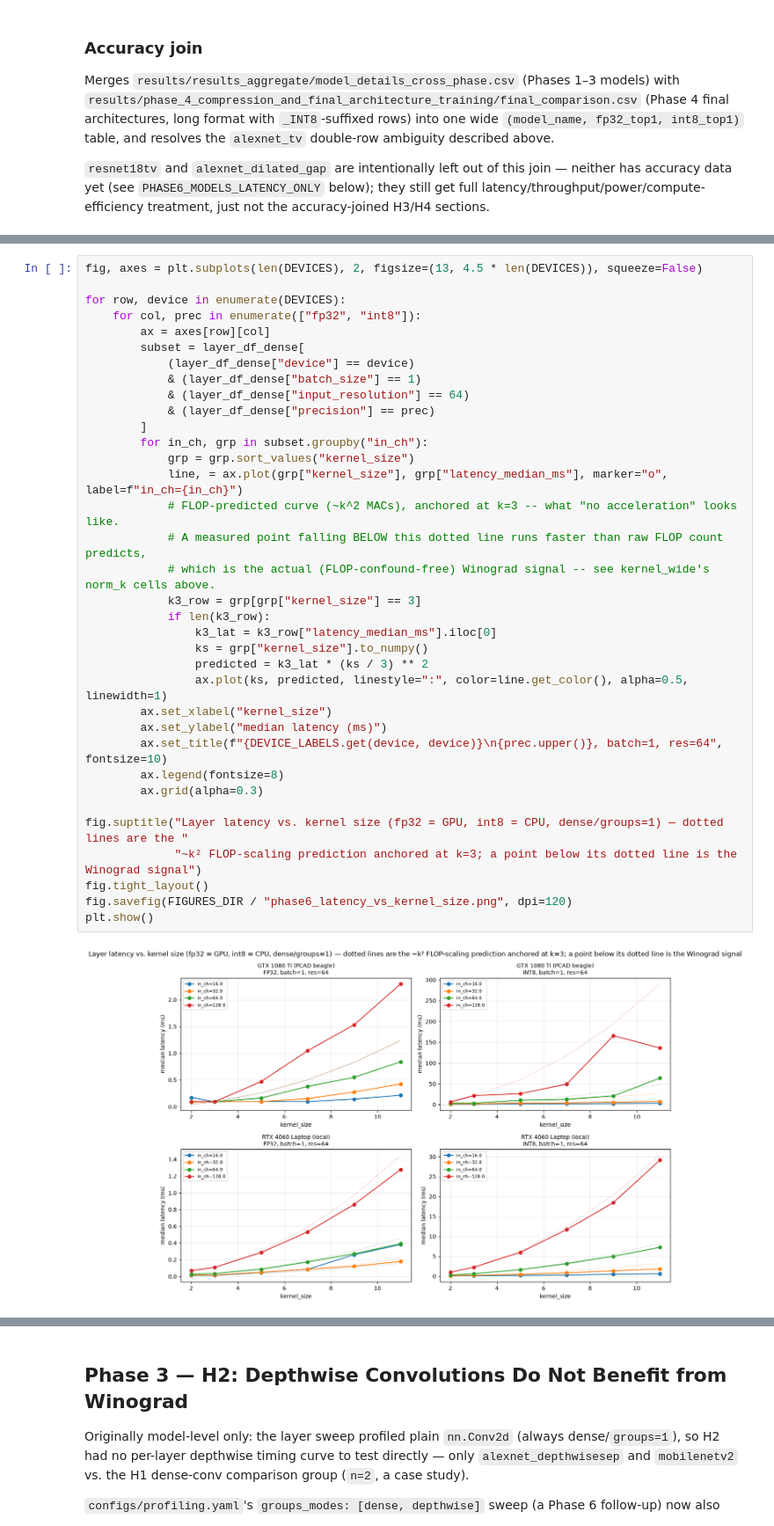
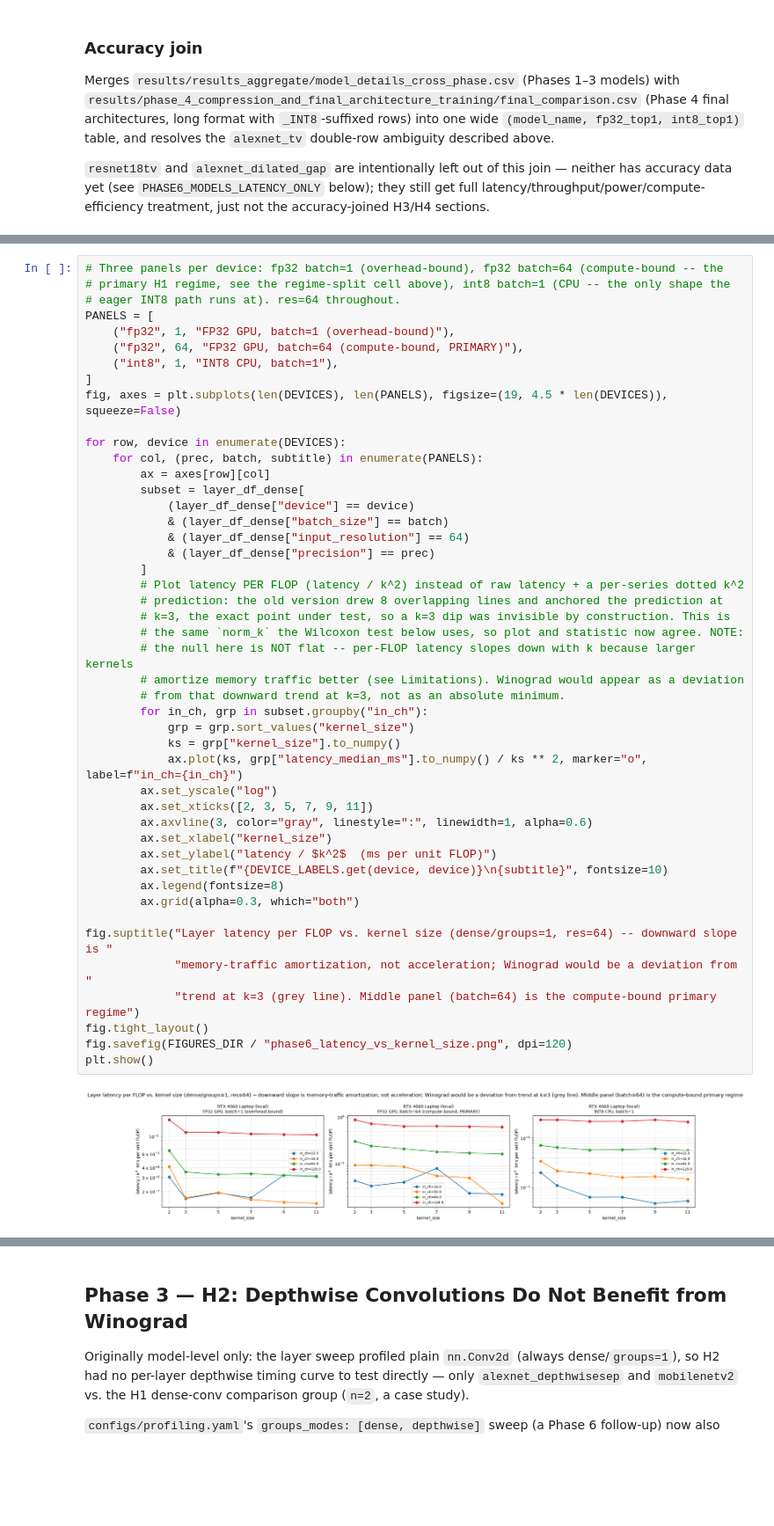
Before and after one commit to RafaelSdeS/dnn_study, a Jupyter notebook: notebooks/phase_6_hardware_profiling_analysis/hardware_profiling_phase6.ipynb, the cells around one changed output, grey strips where cells are left out. Shown at 88% size. Drawn from its saved outputs; the diff is of its cells as text; blank space fills up the shorter version.

```diff
--- a/notebooks/phase_6_hardware_profiling_analysis/hardware_profiling_phase6.ipynb
+++ b/notebooks/phase_6_hardware_profiling_analysis/hardware_profiling_phase6.ipynb
@@ -500,38 +677,49 @@ computed independently per device below.
 # %%
-fig, axes = plt.subplots(len(DEVICES), 2, figsize=(13, 4.5 * len(DEVICES)), squeeze=False)
+# Three panels per device: fp32 batch=1 (overhead-bound), fp32 batch=64 (compute-bound -- the
+# primary H1 regime, see the regime-split cell above), int8 batch=1 (CPU -- the only shape the
+# eager INT8 path runs at). res=64 throughout.
+PANELS = [
+    ("fp32", 1, "FP32 GPU, batch=1 (overhead-bound)"),
+    ("fp32", 64, "FP32 GPU, batch=64 (compute-bound, PRIMARY)"),
+    ("int8", 1, "INT8 CPU, batch=1"),
+]
+fig, axes = plt.subplots(len(DEVICES), len(PANELS), figsize=(19, 4.5 * len(DEVICES)), squeeze=False)
 
 for row, device in enumerate(DEVICES):
-    for col, prec in enumerate(["fp32", "int8"]):
+    for col, (prec, batch, subtitle) in enumerate(PANELS):
         ax = axes[row][col]
         subset = layer_df_dense[
             (layer_df_dense["device"] == device)
-            & (layer_df_dense["batch_size"] == 1)
+            & (layer_df_dense["batch_size"] == batch)
             & (layer_df_dense["input_resolution"] == 64)
             & (layer_df_dense["precision"] == prec)
         ]
+        # Plot latency PER FLOP (latency / k^2) instead of raw latency + a per-series dotted k^2
+        # prediction: the old version drew 8 overlapping lines and anchored the prediction at
+        # k=3, the exact point under test, so a k=3 dip was invisible by construction. This is
+        # the same `norm_k` the Wilcoxon test below uses, so plot and statistic now agree. NOTE:
+        # the null here is NOT flat -- per-FLOP latency slopes down with k because larger kernels
+        # amortize memory traffic better (see Limitations). Winograd would appear as a deviation
+        # from that downward trend at k=3, not as an absolute minimum.
         for in_ch, grp in subset.groupby("in_ch"):
             grp = grp.sort_values("kernel_size")
-            line, = ax.plot(grp["kernel_size"], grp["latency_median_ms"], marker="o", label=f"in_ch={in_ch}")
-            # FLOP-predicted curve (~k^2 MACs), anchored at k=3 -- what "no acceleration" looks like.
-            # A measured point falling BELOW this dotted line runs faster than raw FLOP count predicts,
-            # which is the actual (FLOP-confound-free) Winograd signal -- see kernel_wide's norm_k cells above.
-            k3_row = grp[grp["kernel_size"] == 3]
-            if len(k3_row):
-                k3_lat = k3_row["latency_median_ms"].iloc[0]
-                ks = grp["kernel_size"].to_numpy()
-                predicted = k3_lat * (ks / 3) ** 2
-                ax.plot(ks, predicted, linestyle=":", color=line.get_color(), alpha=0.5, linewidth=1)
+            ks = grp["kernel_size"].to_numpy()
+            ax.plot(ks, grp["latency_median_ms"].to_numpy() / ks ** 2, marker="o", label=f"in_ch={in_ch}")
+        ax.set_yscale("log")
+        ax.set_xticks([2, 3, 5, 7, 9, 11])
+        ax.axvline(3, color="gray", linestyle=":", linewidth=1, alpha=0.6)
         ax.set_xlabel("kernel_size")
-        ax.set_ylabel("median latency (ms)")
-        ax.set_title(f"{DEVICE_LABELS.get(device, device)}\n{prec.upper()}, batch=1, res=64", fontsize=10)
+        ax.set_ylabel("latency / $k^2$  (ms per unit FLOP)")
+        ax.set_title(f"{DEVICE_LABELS.get(device, device)}\n{subtitle}", fontsize=10)
         ax.legend(fontsize=8)
-        ax.grid(alpha=0.3)
+        ax.grid(alpha=0.3, which="both")
 
-fig.suptitle("Layer latency vs. kernel size (fp32 = GPU, int8 = CPU, dense/groups=1) — dotted lines are the "
-             "~k² FLOP-scaling prediction anchored at k=3; a point below its dotted line is the Winograd signal")
+fig.suptitle("Layer latency per FLOP vs. kernel size (dense/groups=1, res=64) -- downward slope is "
+             "memory-traffic amortization, not acceleration; Winograd would be a deviation from "
+             "trend at k=3 (grey line). Middle panel (batch=64) is the compute-bound primary regime")
 fig.tight_layout()
 fig.savefig(FIGURES_DIR / "phase6_latency_vs_kernel_size.png", dpi=120)
 plt.show()
 # %% [output]
-[figure, old version]
+[figure, new version]
 # %%
```
Also changed, not shown: parts of 26 cells of this notebook, 26 other files.
